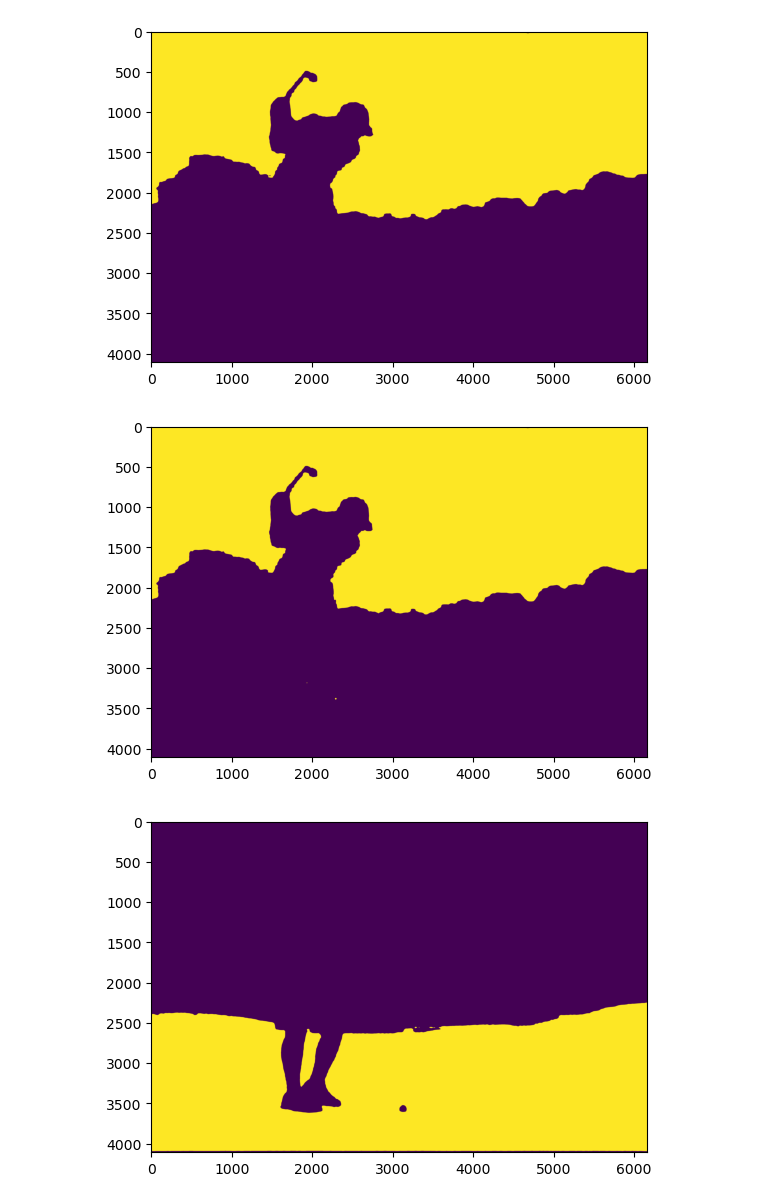
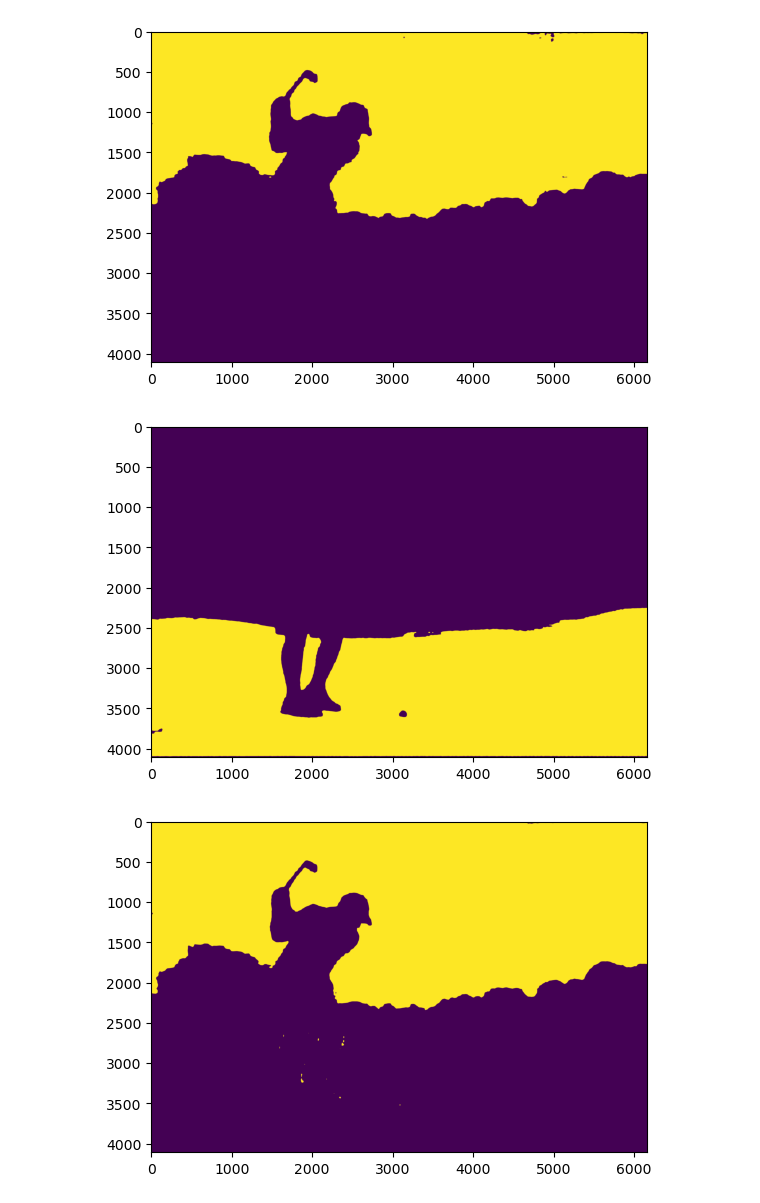
Before and after one commit to sbeeredd04/sandbox, a Jupyter notebook: Deep-Geometric-Moment/books/SAM.ipynb, the cells around one changed output. Cells and saved outputs as stored; diff of their text form; code cells hidden in the pictures.

```diff
--- a/Deep-Geometric-Moment/books/SAM.ipynb
+++ b/Deep-Geometric-Moment/books/SAM.ipynb
@@ -3,38 +5,43 @@ from segment_anything import SamAutomaticMaskGenerator, sam_model_registry
 import cv2
 import numpy as np
 import matplotlib.pyplot as plt
+import torch
+import os
+
+os.environ['CUDA_VISIBLE_DEVICES'] = '4,5,7,9'
+
 
 img_path = '../data/debug/golf.jpg'
-model_type = "vit_h"
+model_type = "vit_b"
 
 if model_type == "vit_h":
     checkpoint_path = "../checkpoints/SAM/sam_vit_h_4b8939.pth"
 elif model_type == "vit_l":
     checkpoint_path = "../checkpoints/SAM/sam_vit_l_0b3195.pth"
 elif model_type == "vit_b":
     checkpoint_path = "../checkpoints/SAM/sam_vit_b_01ec64.pth"
 
 # Load the image as a numpy array (BGR format by default)
 image = cv2.imread(img_path)
 image = cv2.cvtColor(image, cv2.COLOR_BGR2RGB)
 print(image.shape)
 
 #visualize the image
 plt.imshow(image)
 plt.show()
 
-sam = sam_model_registry["vit_h"](checkpoint="../checkpoints/SAM/sam_vit_h_4b8939.pth")
+sam = sam_model_registry[model_type](checkpoint=checkpoint_path)
 mask_generator = SamAutomaticMaskGenerator(sam)
 masks = mask_generator.generate(image)
 
 #visualize the masks
 plt.imshow(image)
 for mask in masks:
     plt.imshow(mask['segmentation'])
     plt.show()
 # %% [output]
 (4109, 6163, 3)
 [figure]
-[figure, old version]
+[figure, new version]
-[figure, old version]
+[figure, new version]
-[figure, old version]
+[figure, new version]
```
Also changed, not shown: parts of 4 cells of this notebook, 2 other files.
